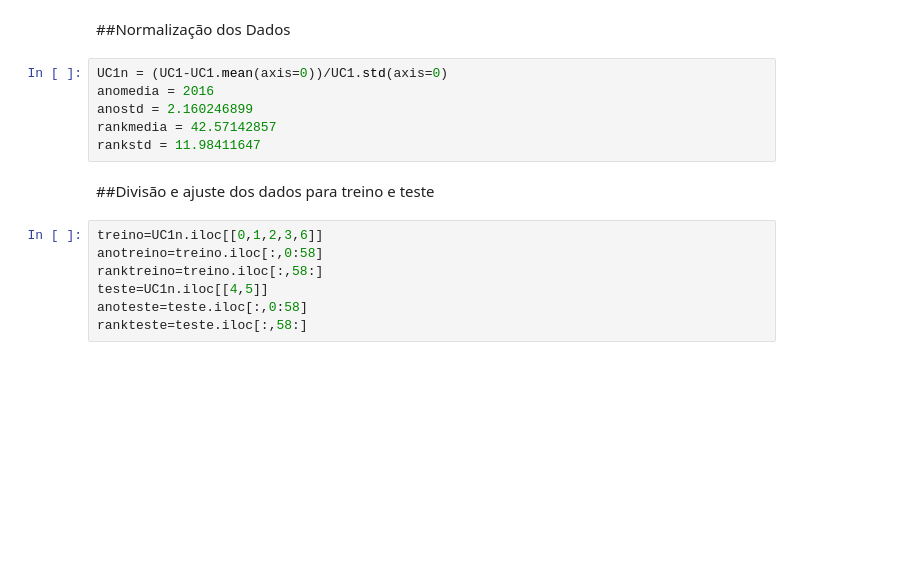
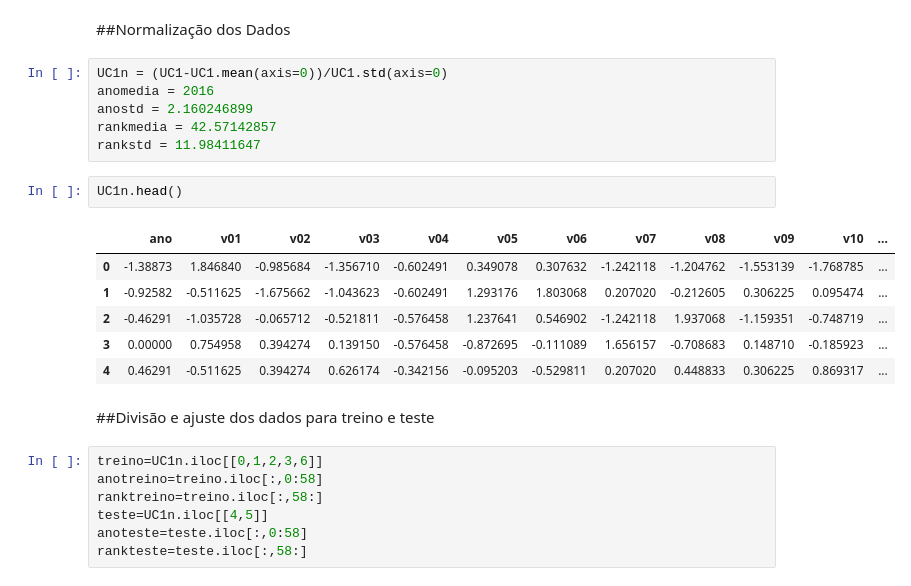
Before and after one commit to grnbatera/IT305G, a Jupyter notebook: Projeto_IT305G.ipynb, the cells around one changed output. Drawn from its saved outputs; the diff is of its cells as text; blank space fills up the shorter version.

```diff
--- a/Projeto_IT305G.ipynb
+++ b/Projeto_IT305G.ipynb
@@ -125,6 +125,15 @@ anomedia = 2016
 anostd = 2.160246899
 rankmedia = 42.57142857
 rankstd = 11.98411647
+# %%
+UC1n.head()
+# %% [output]
+|  | ano | v01 | v02 | v03 | v04 | v05 | v06 | v07 | v08 | v09 | v10 | ... |
+| 0 | -1.38873 | 1.846840 | -0.985684 | -1.356710 | -0.602491 | 0.349078 | 0.307632 | -1.242118 | -1.204762 | -1.553139 | -1.768785 | ... |
+| 1 | -0.92582 | -0.511625 | -1.675662 | -1.043623 | -0.602491 | 1.293176 | 1.803068 | 0.207020 | -0.212605 | 0.306225 | 0.095474 | ... |
+| 2 | -0.46291 | -1.035728 | -0.065712 | -0.521811 | -0.576458 | 1.237641 | 0.546902 | -1.242118 | 1.937068 | -1.159351 | -0.748719 | ... |
+| 3 | 0.00000 | 0.754958 | 0.394274 | 0.139150 | -0.576458 | -0.872695 | -0.111089 | 1.656157 | -0.708683 | 0.148710 | -0.185923 | ... |
+| 4 | 0.46291 | -0.511625 | 0.394274 | 0.626174 | -0.342156 | -0.095203 | -0.529811 | 0.207020 | 0.448833 | 0.306225 | 0.869317 | ... |
 # %% [markdown]
 ##Divisão e ajuste dos dados para treino e teste
 # %%
```
Also changed, not shown: parts of 1 cell of this notebook.
